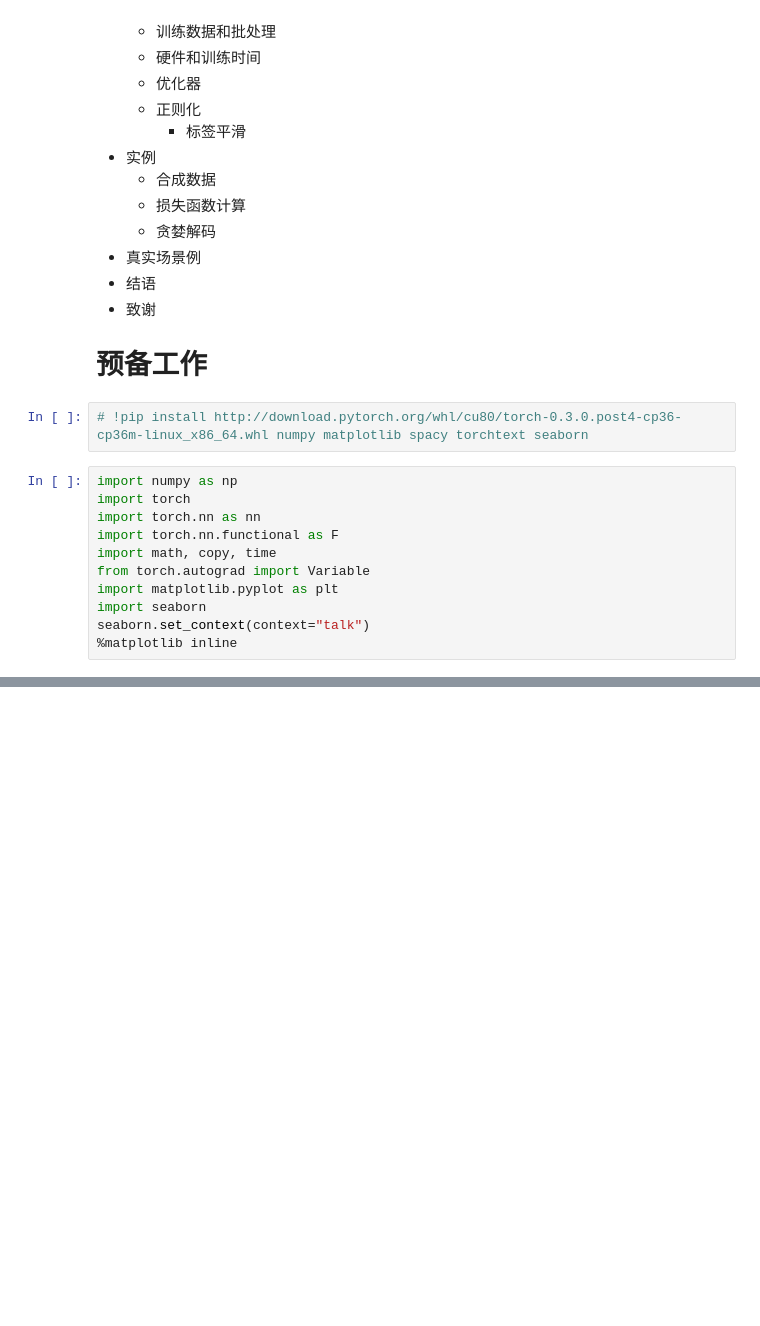
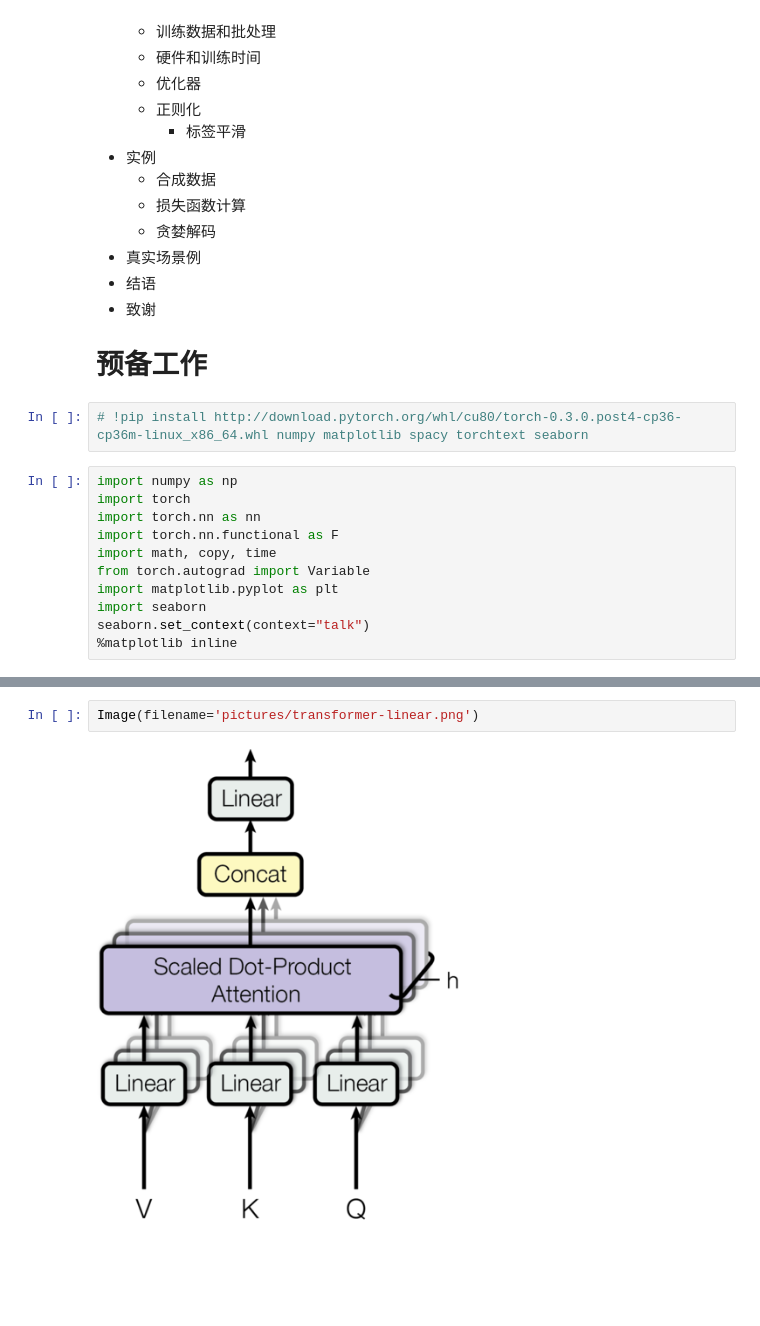
Before and after one commit to pengfei-chen/learn-nlp-with-transformers, a Jupyter notebook: docs/MyCodes/篇章2-Transformer相关原理/2.2.1-Pytorch编写Transformer.ipynb, the cells around one changed output, grey strips where cells are left out. Cells and saved outputs as stored; diff of their text form; blank space fills up the shorter version.

```diff
--- a/docs/MyCodes/篇章2-Transformer相关原理/2.2.1-Pytorch编写Transformer.ipynb
+++ b/docs/MyCodes/篇章2-Transformer相关原理/2.2.1-Pytorch编写Transformer.ipynb
@@ -53,0 +263,4 @@ seaborn.set_context(context="talk")
+# %%
+Image(filename='pictures/transformer-linear.png')
+# %% [output]
+[figure, added]
```
Also changed, not shown: parts of 80 cells of this notebook, 2 other files.
